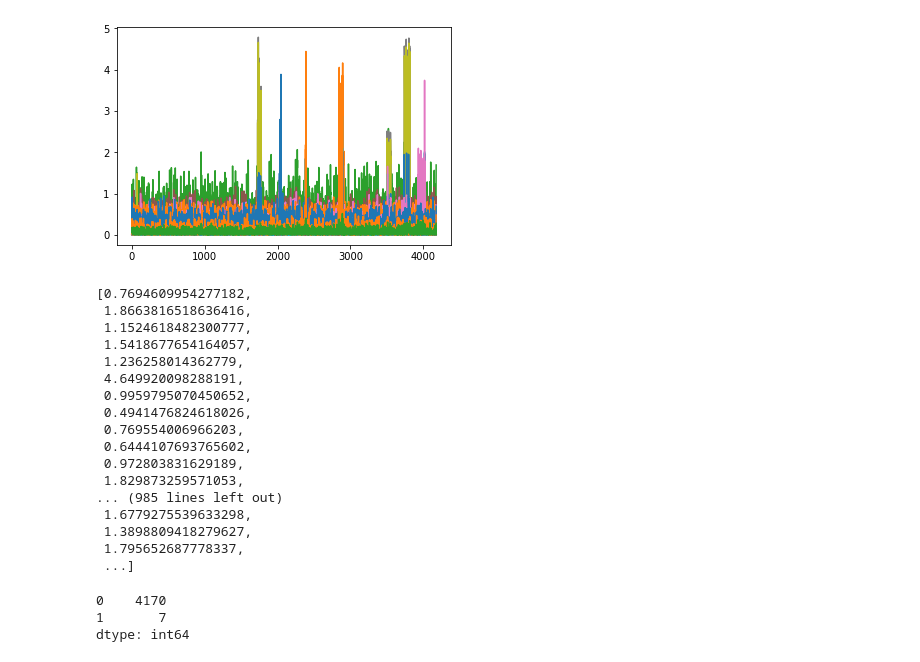
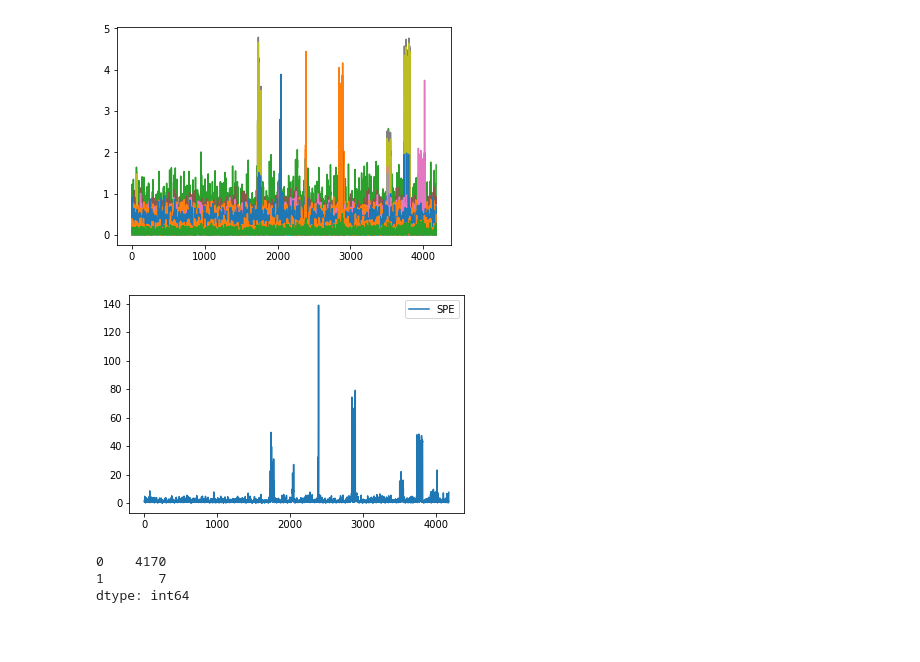
Before and after one commit to enreina/cs4035-lab, a Jupyter notebook: lab2/PCA_task.ipynb, the cells around one changed output. Drawn from its saved outputs; the diff is of its cells as text; code cells hidden in the pictures; blank space fills up the shorter version.

```diff
--- a/lab2/PCA_task.ipynb
+++ b/lab2/PCA_task.ipynb
@@ -212,9 +213,7 @@ X_scaled
 # %% [markdown]
 Hence n_components = 13 is a good value after which there is no variance
 # %%
-#pREPROCESSING FOR DATASET04
 import pandas as pd
-dataset04 = pd.read_csv("BATADAL_dataset04.csv")
 dataset04_compare = dataset04
 dataset04 = dataset04.drop(" ATT_FLAG",axis=1,inplace=False)
 dataset04.head()
@@ -339,13 +335,7 @@ plt.show()
 # %% [output]
 [figure]
 # %%
-# from sklearn.metrics import mean_squared_error
-# y_true = X_scaled04
-# y_pred = transform_back
-# mse = mean_squared_error(y_true, y_pred)
-# mse #0.03795017450981793
-
-# SPE
+# Squared Prediction Error
 P = np.transpose(pca13.components_[:13])
 P_T = np.transpose(P)
 I = np.identity(P.shape[0])
@@ -359,24 +349,10 @@ for ii in range(X_scaled04.shape[0]):
     y_dash_element = np.dot((I - C),y)
     y_dash.append(y_dash_element)
     spe.append(np.square(np.linalg.norm(y_dash_element)))
-
-spe
-# %% [output]
-[0.7694609954277182,
- 1.8663816518636416,
- 1.1524618482300777,
- 1.5418677654164057,
- 1.236258014362779,
- 4.649920098288191,
- 0.9959795070450652,
- 0.4941476824618026,
- 0.769554006966203,
- 0.6444107693765602,
- 0.972803831629189,
- 1.829873259571053,
-... (985 lines left out)
- 1.6779275539633298,
- 1.3898809418279627,
- 1.795652687778337,
- ...]
+# %%
+pd.Series(spe).plot(label="SPE")
+plt.legend()
+plt.show()
+# %% [output]
+[figure, added]
 # %%
```
Also changed, not shown: parts of 20 cells of this notebook.
